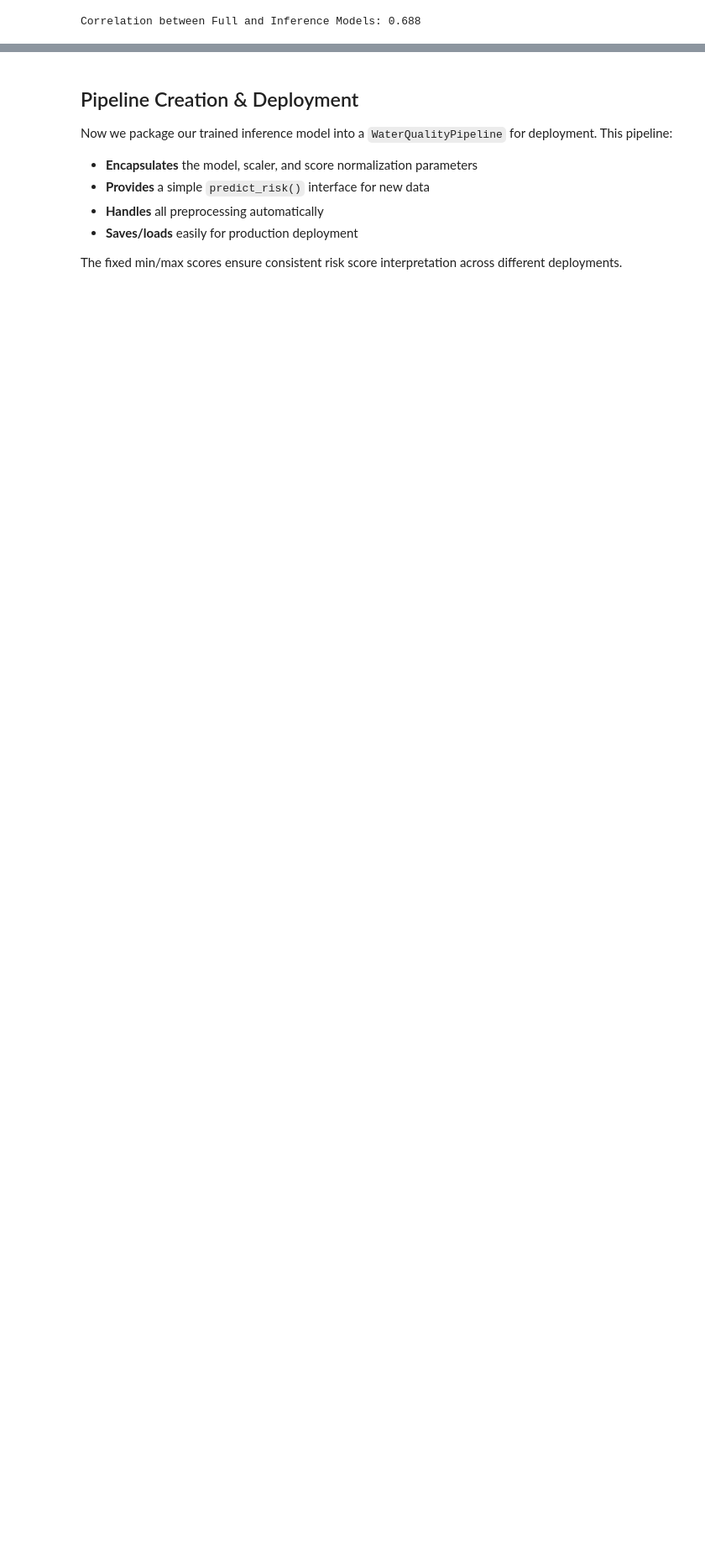
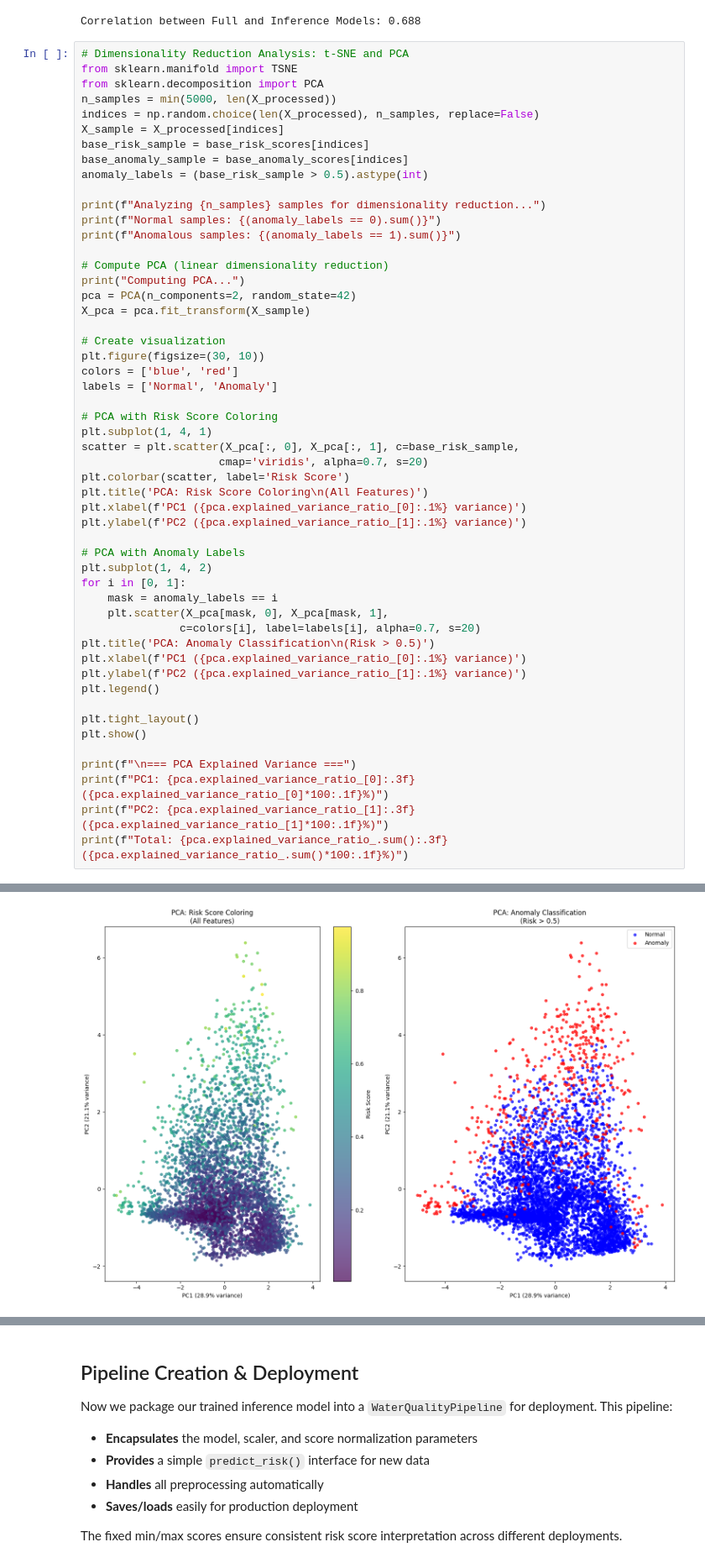
Before and after one commit to TonnieD/CleanWatAI, a Jupyter notebook: notebooks/train_isolation_forest.ipynb, the cells around one changed output, grey strips where cells are left out. Shown: that part at 84% size. Drawn from its saved outputs; the diff is of its cells as text; blank space fills up the shorter version.

Commit message:
add clustering diagrams for isolation forest

```diff
--- a/notebooks/train_isolation_forest.ipynb
+++ b/notebooks/train_isolation_forest.ipynb
@@ -215,3 +215,56 @@ correlation, _ = pearsonr(base_risk_scores, inference_risk_scores)
 print(f"Correlation between Full and Inference Models: {correlation:.3f}")
 # %% [output]
 Correlation between Full and Inference Models: 0.688
+# %%
+# Dimensionality Reduction Analysis: t-SNE and PCA
+from sklearn.manifold import TSNE
+from sklearn.decomposition import PCA
+n_samples = min(5000, len(X_processed))
+indices = np.random.choice(len(X_processed), n_samples, replace=False)
+X_sample = X_processed[indices]
+base_risk_sample = base_risk_scores[indices]
+base_anomaly_sample = base_anomaly_scores[indices]
+anomaly_labels = (base_risk_sample > 0.5).astype(int)
+
+print(f"Analyzing {n_samples} samples for dimensionality reduction...")
+print(f"Normal samples: {(anomaly_labels == 0).sum()}")
+print(f"Anomalous samples: {(anomaly_labels == 1).sum()}")
+
+# Compute PCA (linear dimensionality reduction)
+print("Computing PCA...")
+pca = PCA(n_components=2, random_state=42)
+X_pca = pca.fit_transform(X_sample)
+
+# Create visualization
+plt.figure(figsize=(30, 10))
+colors = ['blue', 'red']
+labels = ['Normal', 'Anomaly']
+
+# PCA with Risk Score Coloring
+plt.subplot(1, 4, 1)
+scatter = plt.scatter(X_pca[:, 0], X_pca[:, 1], c=base_risk_sample,
+                     cmap='viridis', alpha=0.7, s=20)
+plt.colorbar(scatter, label='Risk Score')
+plt.title('PCA: Risk Score Coloring\n(All Features)')
+plt.xlabel(f'PC1 ({pca.explained_variance_ratio_[0]:.1%} variance)')
+plt.ylabel(f'PC2 ({pca.explained_variance_ratio_[1]:.1%} variance)')
+
+# PCA with Anomaly Labels
+plt.subplot(1, 4, 2)
+for i in [0, 1]:
+    mask = anomaly_labels == i
+    plt.scatter(X_pca[mask, 0], X_pca[mask, 1],
+               c=colors[i], label=labels[i], alpha=0.7, s=20)
+plt.title('PCA: Anomaly Classification\n(Risk > 0.5)')
+plt.xlabel(f'PC1 ({pca.explained_variance_ratio_[0]:.1%} variance)')
+plt.ylabel(f'PC2 ({pca.explained_variance_ratio_[1]:.1%} variance)')
+plt.legend()
+
+plt.tight_layout()
+plt.show()
+
+print(f"\n=== PCA Explained Variance ===")
+print(f"PC1: {pca.explained_variance_ratio_[0]:.3f} ({pca.explained_variance_ratio_[0]*100:.1f}%)")
+print(f"PC2: {pca.explained_variance_ratio_[1]:.3f} ({pca.explained_variance_ratio_[1]*100:.1f}%)")
+print(f"Total: {pca.explained_variance_ratio_.sum():.3f} ({pca.explained_variance_ratio_.sum()*100:.1f}%)")
+# %% [output]
@@ -217,0 +275 @@ Correlation between Full and Inference Models: 0.688
+[figure, added]
```
Also changed, not shown: parts of 2 cells of this notebook.
